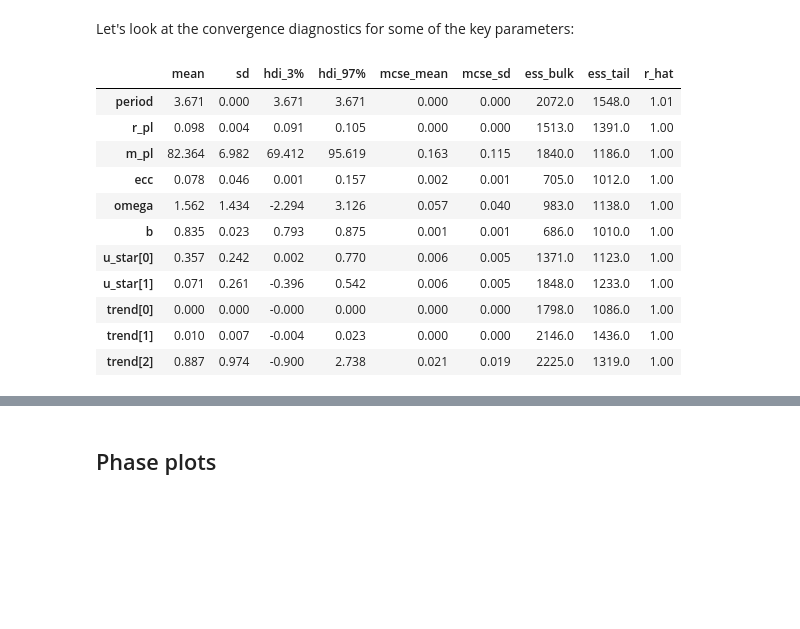
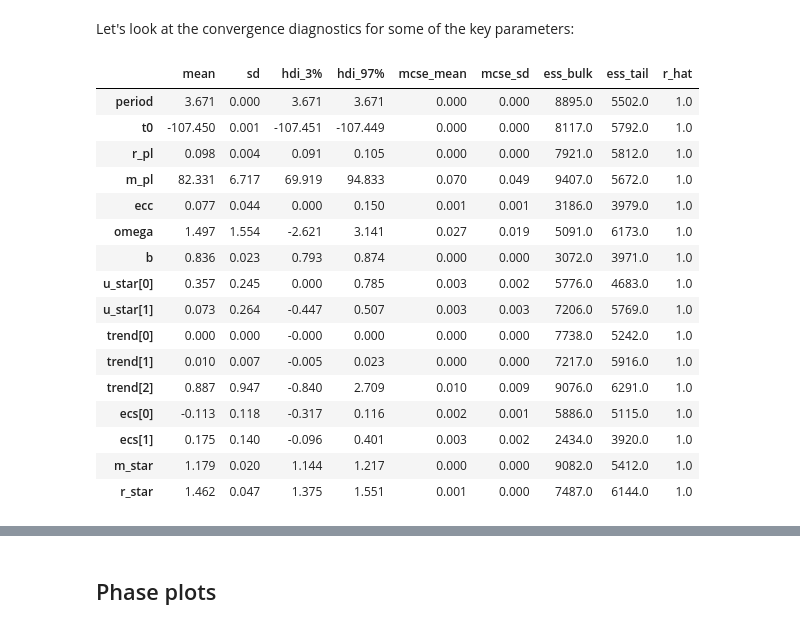
Before and after one commit to juanserrano90/tess_sophie_paper, a Jupyter notebook: joint_1199.ipynb, the cells around one changed output, grey strips where cells are left out. Saved outputs shown, nothing was run; the diff lists cells and outputs as text; code cells hidden in the pictures; blank space fills up the shorter version.

```diff
--- a/joint_1199.ipynb
+++ b/joint_1199.ipynb
@@ -466,15 +466,15 @@ import multiprocessing
 
 with model:
     trace = pm.sample(
-        tune=1500,
-        draws=1000,
+        tune=2500, #1500,
+        draws=2000, #1000,
         start=map_soln,
-        cores=2,
-        chains=2,
+        cores=4,
+        chains=4,
         target_accept=0.95,
         return_inferencedata=True,
-        random_seed=[203771098, 203775000],
-        mp_ctx=multiprocessing.get_context("fork"),
+        random_seed=[203771098, 203775000, 261136679, 261136680],
+        #mp_ctx=multiprocessing.get_context("fork"),
         init="adapt_full",
     )
 # %% [output]
@@ -489,29 +489,38 @@ Let's look at the convergence diagnostics for some of the key parameters:
 # %%
 import arviz as az
 
 az.summary(
     trace,
     var_names=[
         "period",
+        't0',
         "r_pl",
         "m_pl",
         "ecc",
         "omega",
         "b",
         "u_star",
         "trend",
+        'ecs',
+        'm_star',
+        'r_star'
     ],
 )
 # %% [output]
 |  | mean | sd | hdi_3% | hdi_97% | mcse_mean | mcse_sd | ess_bulk | ess_tail | r_hat |
-| period | 3.671 | 0.000 | 3.671 | 3.671 | 0.000 | 0.000 | 2072.0 | 1548.0 | 1.01 |
-| r_pl | 0.098 | 0.004 | 0.091 | 0.105 | 0.000 | 0.000 | 1513.0 | 1391.0 | 1.00 |
-| m_pl | 82.364 | 6.982 | 69.412 | 95.619 | 0.163 | 0.115 | 1840.0 | 1186.0 | 1.00 |
-| ecc | 0.078 | 0.046 | 0.001 | 0.157 | 0.002 | 0.001 | 705.0 | 1012.0 | 1.00 |
-| omega | 1.562 | 1.434 | -2.294 | 3.126 | 0.057 | 0.040 | 983.0 | 1138.0 | 1.00 |
-| b | 0.835 | 0.023 | 0.793 | 0.875 | 0.001 | 0.001 | 686.0 | 1010.0 | 1.00 |
-| u_star[0] | 0.357 | 0.242 | 0.002 | 0.770 | 0.006 | 0.005 | 1371.0 | 1123.0 | 1.00 |
-| u_star[1] | 0.071 | 0.261 | -0.396 | 0.542 | 0.006 | 0.005 | 1848.0 | 1233.0 | 1.00 |
-| trend[0] | 0.000 | 0.000 | -0.000 | 0.000 | 0.000 | 0.000 | 1798.0 | 1086.0 | 1.00 |
-| trend[1] | 0.010 | 0.007 | -0.004 | 0.023 | 0.000 | 0.000 | 2146.0 | 1436.0 | 1.00 |
-| trend[2] | 0.887 | 0.974 | -0.900 | 2.738 | 0.021 | 0.019 | 2225.0 | 1319.0 | 1.00 |
+| period | 3.671 | 0.000 | 3.671 | 3.671 | 0.000 | 0.000 | 8895.0 | 5502.0 | 1.0 |
+| t0 | -107.450 | 0.001 | -107.451 | -107.449 | 0.000 | 0.000 | 8117.0 | 5792.0 | 1.0 |
+| r_pl | 0.098 | 0.004 | 0.091 | 0.105 | 0.000 | 0.000 | 7921.0 | 5812.0 | 1.0 |
+| m_pl | 82.331 | 6.717 | 69.919 | 94.833 | 0.070 | 0.049 | 9407.0 | 5672.0 | 1.0 |
+| ecc | 0.077 | 0.044 | 0.000 | 0.150 | 0.001 | 0.001 | 3186.0 | 3979.0 | 1.0 |
+| omega | 1.497 | 1.554 | -2.621 | 3.141 | 0.027 | 0.019 | 5091.0 | 6173.0 | 1.0 |
+| b | 0.836 | 0.023 | 0.793 | 0.874 | 0.000 | 0.000 | 3072.0 | 3971.0 | 1.0 |
+| u_star[0] | 0.357 | 0.245 | 0.000 | 0.785 | 0.003 | 0.002 | 5776.0 | 4683.0 | 1.0 |
+| u_star[1] | 0.073 | 0.264 | -0.447 | 0.507 | 0.003 | 0.003 | 7206.0 | 5769.0 | 1.0 |
+| trend[0] | 0.000 | 0.000 | -0.000 | 0.000 | 0.000 | 0.000 | 7738.0 | 5242.0 | 1.0 |
+| trend[1] | 0.010 | 0.007 | -0.005 | 0.023 | 0.000 | 0.000 | 7217.0 | 5916.0 | 1.0 |
+| trend[2] | 0.887 | 0.947 | -0.840 | 2.709 | 0.010 | 0.009 | 9076.0 | 6291.0 | 1.0 |
+| ecs[0] | -0.113 | 0.118 | -0.317 | 0.116 | 0.002 | 0.001 | 5886.0 | 5115.0 | 1.0 |
+| ecs[1] | 0.175 | 0.140 | -0.096 | 0.401 | 0.003 | 0.002 | 2434.0 | 3920.0 | 1.0 |
+| m_star | 1.179 | 0.020 | 1.144 | 1.217 | 0.000 | 0.000 | 9082.0 | 5412.0 | 1.0 |
+| r_star | 1.462 | 0.047 | 1.375 | 1.551 | 0.001 | 0.000 | 7487.0 | 6144.0 | 1.0 |
```
Also changed, not shown: parts of 8 cells of this notebook, 1 other file.
